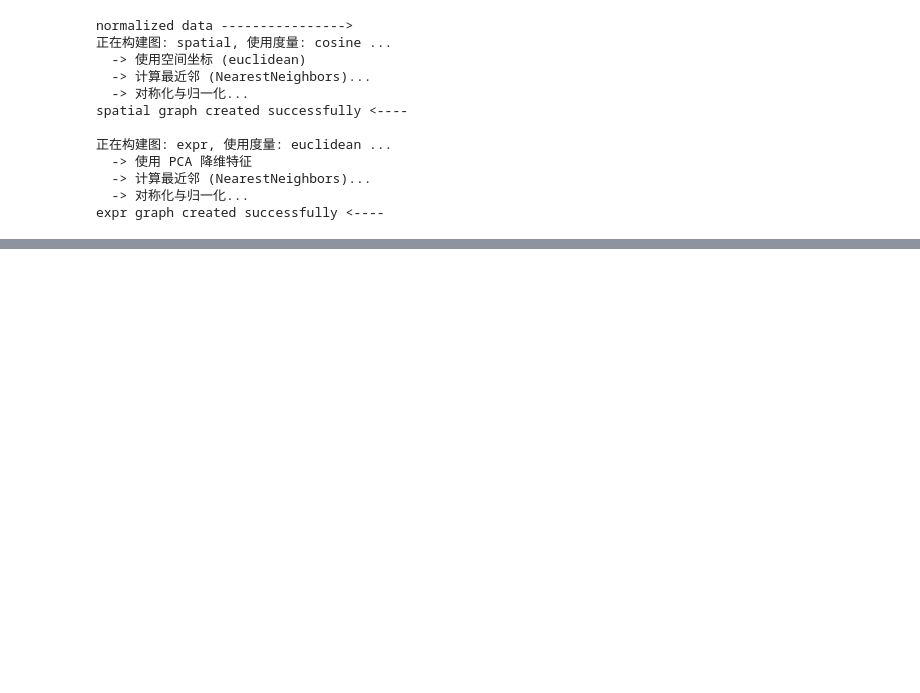
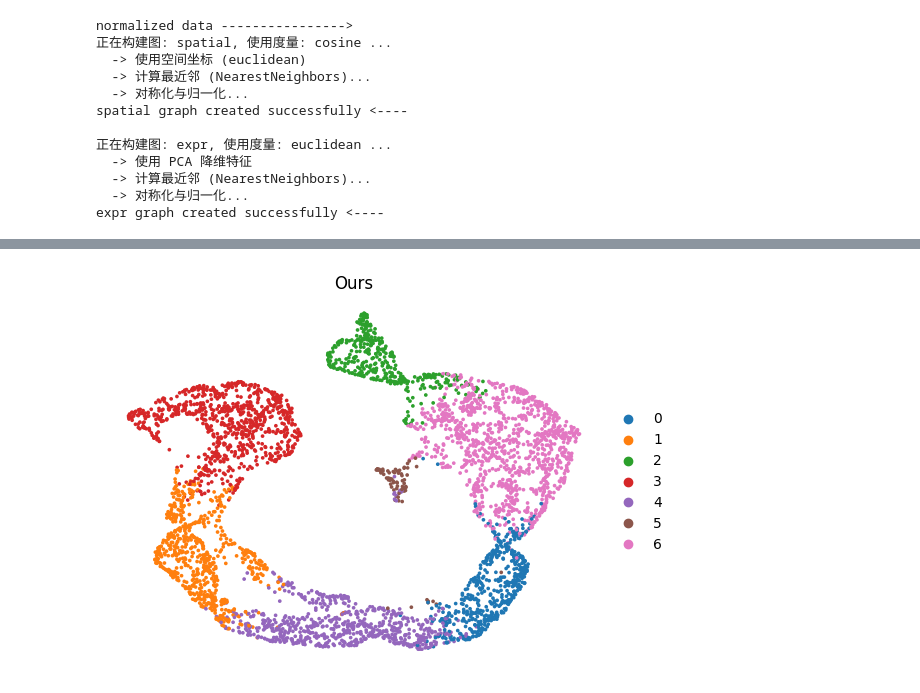
Before and after one commit to 11e11/spCLUE_MoEGCL2, a Jupyter notebook: dlpfc_spclue_MoEGCL.ipynb, the cells around one changed output, grey strips where cells are left out. Cells and saved outputs as stored; diff of their text form; code cells hidden in the pictures; blank space fills up the shorter version.

```diff
--- a/dlpfc_spclue_MoEGCL.ipynb
+++ b/dlpfc_spclue_MoEGCL.ipynb
@@ -331,3 +263,15 @@ plt.close()
+# %%
+sc.pl.umap(adata[adata.obs['Region'].notna()], color=["kmeans_refined"],
+           title=["Ours"],
+           show=False,frameon=False)
+# 保存图片
+plt.savefig(f"{figures_dir}/{sample_name}_umap_ours.png", bbox_inches='tight',dpi=300)
+plt.savefig(f"{figures_dir}/{sample_name}_umap_ours.svg", bbox_inches='tight')
+plt.savefig(f"{figures_dir}/{sample_name}_umap_ours.pdf", bbox_inches='tight')
+plt.show()
+plt.close()
+# %% [output]
+[figure, added]
 # %%
 # 计算 PAGA
 # groups 指定聚类结果所在的 obs 列名
```
Also changed, not shown: parts of 19 cells of this notebook, 18 other files.
